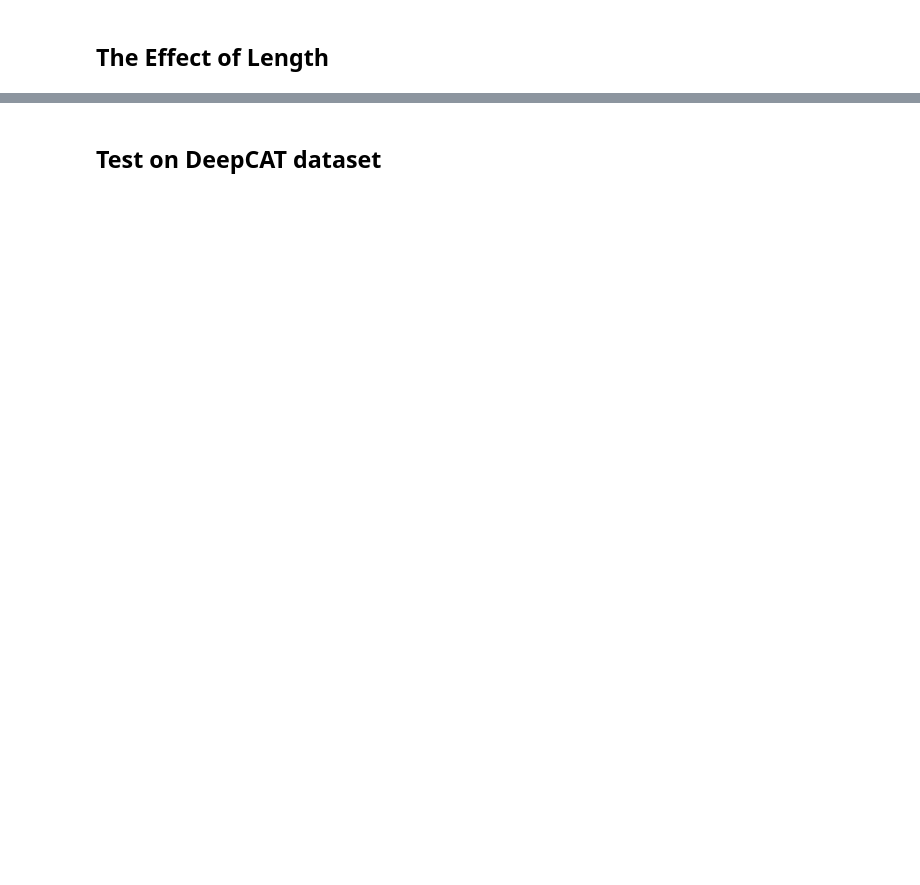
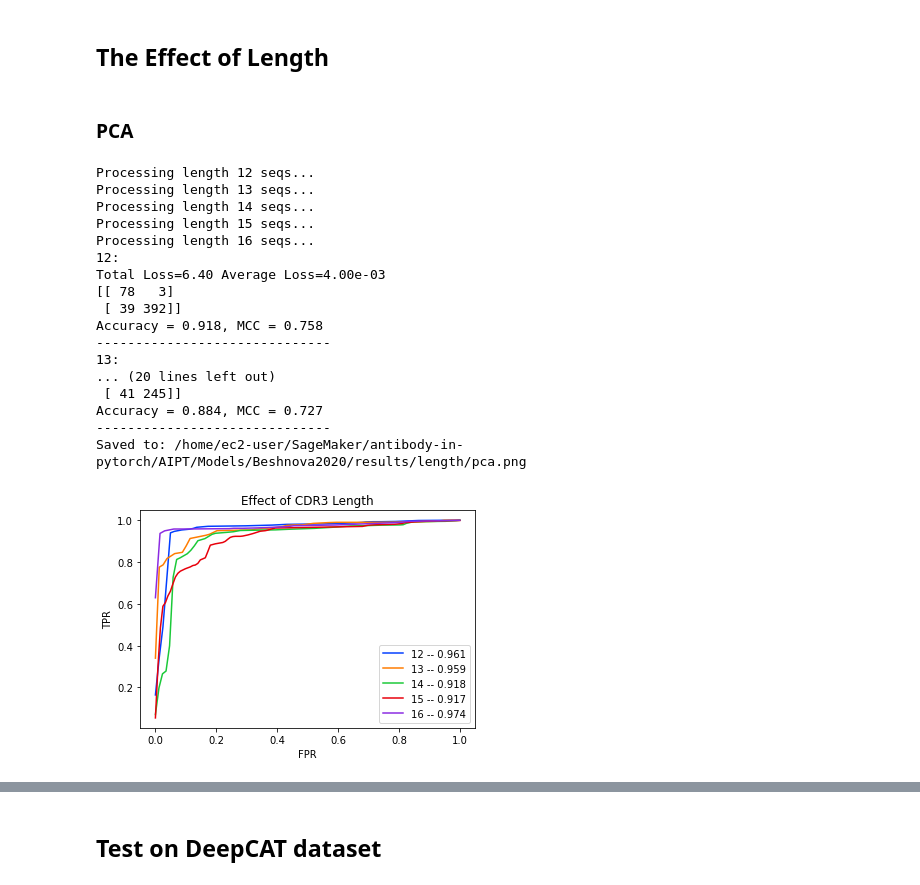
Before and after one commit to gv20-therapeutics/antibody-in-pytorch, a Jupyter notebook: AIPT/Models/Beshnova2020/Replicate_Beshnova2020.ipynb, the cells around one changed output, grey strips where cells are left out. Cells and saved outputs as stored; diff of their text form; code cells hidden in the pictures; blank space fills up the shorter version.

```diff
--- a/AIPT/Models/Beshnova2020/Replicate_Beshnova2020.ipynb
+++ b/AIPT/Models/Beshnova2020/Replicate_Beshnova2020.ipynb
@@ -97,7 +86,10 @@ index_df_filtered.to_csv(index_path, sep='\t')
 # %%
-import pandas as pd
+from AIPT.Models.Beshnova2020.data import load_data, get_train_test_loaders
+
 index_df = pd.read_csv(index_path, sep="\t")
-
 file_names = index_df['file_name']
 file_names
+data = load_data(index_df, seq_dir, cell_types)
+train_loader, test_loader = get_train_test_loaders(data)
+data
 # %% [output]
@@ -239,6 +127,7 @@ log_root_dir = 's3://gv20interns/roger/logs/tensorboard'
 run_name = 'plots'
 timezone = 'EST'
 
+# original para_dict
 # para_dict = {
 #     'seq_len': SEQ_LENGTH,
 #     'embedding_dim': 15, # paper uses dim 15 PCA features
@@ -269,27 +158,8 @@ para_dict = {
     'fc_hidden_dim': 83,
     'log_dir': os.path.join(log_root_dir, today(tz=timezone), run_name, current_time(tz=timezone)),
 }
+print('LOG DIR:', para_dict['log_dir'])
 
-para_dict['conv1_filter_size'] = (para_dict['embedding_dim'], para_dict['conv1_filter_dim1'])
-para_dict['conv2_filter_size'] = (1, para_dict['conv2_filter_dim1'])
-para_dict['max_pool_filter_size'] = (1, para_dict['max_pool_filter_dim1'])
-
-def get_pca_model(para_dict):
-    pca_para_dict = para_dict.copy()
-    pca_para_dict['model_name'] = 'pca_toy2'
-    pca_embedding_fn = pca_embedding.embedding_fn(20, pca_para_dict['embedding_dim'])
-    pca_model = CNN(pca_para_dict, pca_embedding_fn)
-    return pca_model
-
-def get_general_model(para_dict):
-    general_para_dict = para_dict.copy()
-    general_para_dict['model_name'] = 'general_toy2'
-    general_embedding_fn = nn.Embedding(20, general_para_dict['embedding_dim'])
-    general_model = CNN(general_para_dict, general_embedding_fn)
-    return general_model
-
-pca_model = get_pca_model(para_dict)
-general_model = get_general_model(para_dict)
-
-print('LOG DIR:', para_dict['log_dir'])
+pca_model = CNN.pca_model({'model_name': 'pca', **para_dict})
+general_model = CNN.general_model({'model_name': 'general', **para_dict})
 # %% [output]
@@ -456,0 +320,23 @@ roc_from_models(
+# %% [markdown]
+### PCA
+# %%
+length_roc(para_dict, 'pca', CNN.pca_model)
+# %% [output]
+Processing length 12 seqs...
+Processing length 13 seqs...
+Processing length 14 seqs...
+Processing length 15 seqs...
+Processing length 16 seqs...
+12:
+Total Loss=6.40 Average Loss=4.00e-03
+[[ 78   3]
+ [ 39 392]]
+Accuracy = 0.918, MCC = 0.758
+------------------------------
+13:
+... (20 lines left out)
+ [ 41 245]]
+Accuracy = 0.884, MCC = 0.727
+------------------------------
+Saved to: /home/ec2-user/SageMaker/antibody-in-pytorch/AIPT/Models/Beshnova2020/results/length/pca.png
+[figure, added]
```
Also changed, not shown: parts of 35 cells of this notebook, 9 other files.
